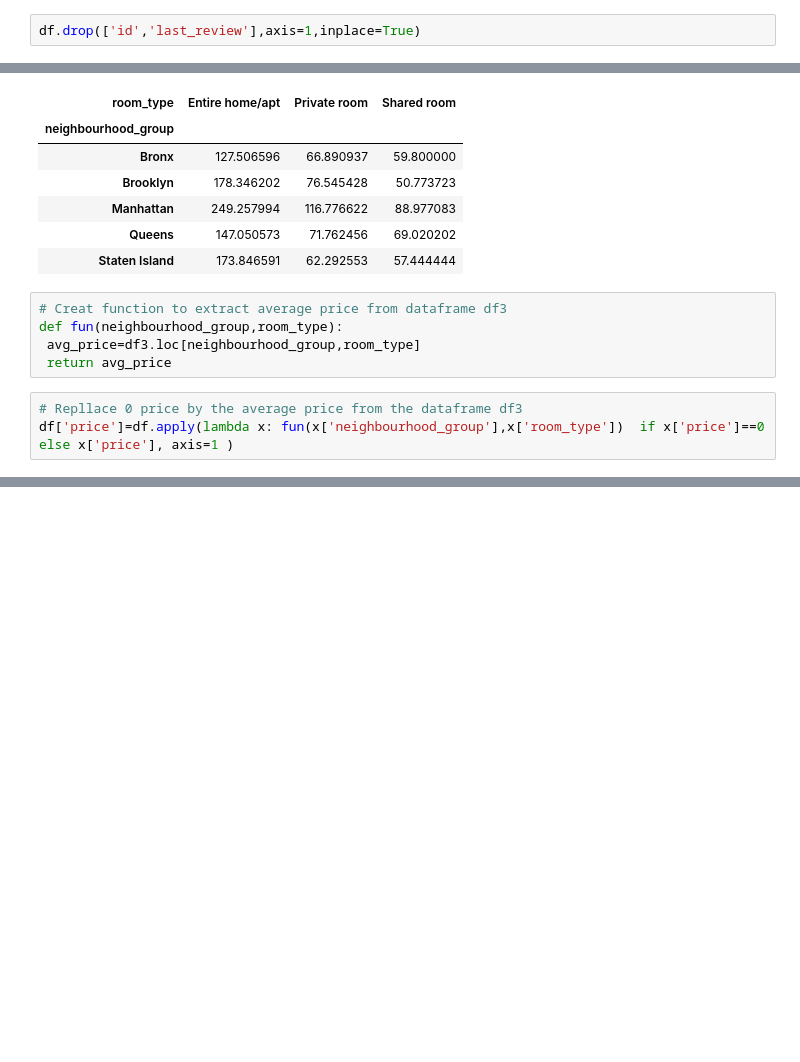
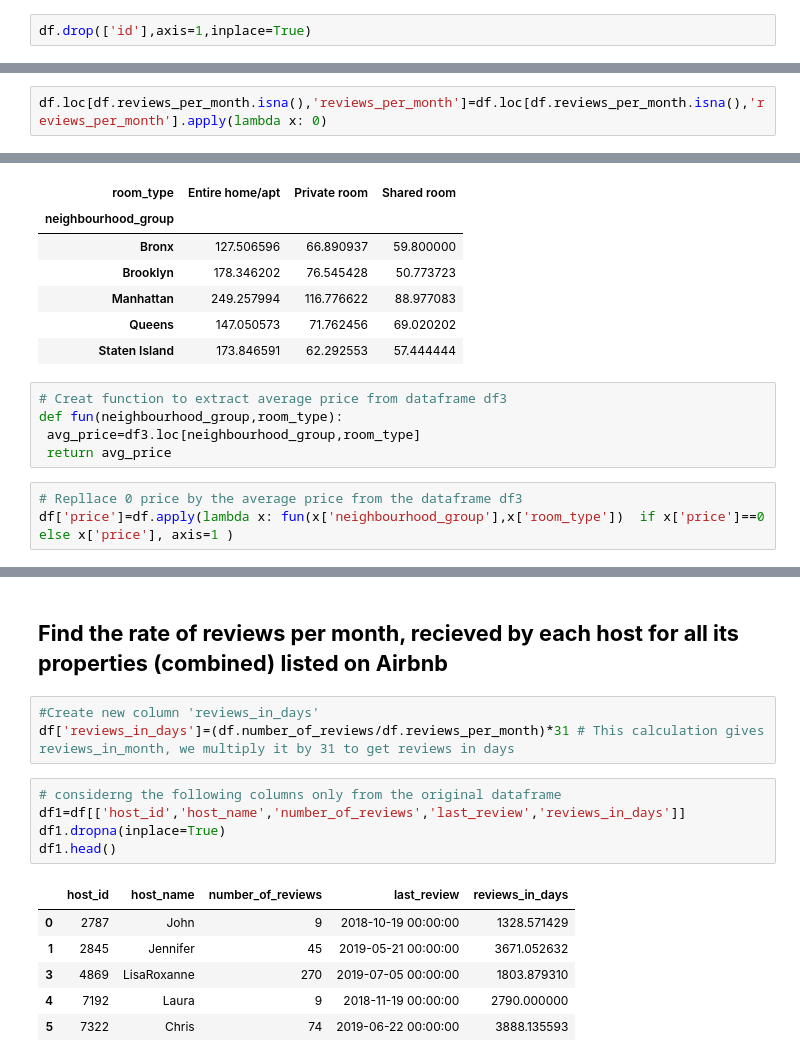
Before and after one commit to amanichivilkar/Airbnb-Booking-Analysis, a Jupyter notebook: Amani_Chivilkar_M1W4_Airbnb_Bookings_Analysis_Capstone_Project.ipynb, the cells around one changed output, grey strips where cells are left out. Cells and saved outputs as stored; diff of their text form; blank space fills up the shorter version.

```diff
--- a/Amani_Chivilkar_M1W4_Airbnb_Bookings_Analysis_Capstone_Project.ipynb
+++ b/Amani_Chivilkar_M1W4_Airbnb_Bookings_Analysis_Capstone_Project.ipynb
@@ -91,7 +95,7 @@ dtype: int64
 * Drop the column which are not required,like id, last_review
 * Since 2 different host can have the same host_name, we use host_id , as host id is unique for induvidual host
 # %%
-df.drop(['id','last_review'],axis=1,inplace=True)
+df.drop(['id'],axis=1,inplace=True)
 # %% [markdown]
 ###  **Fill the NaN values in host_name by 'no name'**
 # %%
@@ -103,3 +109,5 @@ df.loc[df.name.isna(),'name']=df.loc[df.name.isna(),'name'].apply(lambda x: "no
+# %%
+df.loc[df.reviews_per_month.isna(),'reviews_per_month']=df.loc[df.reviews_per_month.isna(),'reviews_per_month'].apply(lambda x: 0)
 # %% [markdown]
 ### **If price is 0 , replace it by the average price of all similar room_type with similar neighbourhood_group**
 # %%
@@ -363,0 +165,17 @@ There does not exist any usefull correlation
+# %% [markdown]
+## **Find the rate of reviews per month, recieved by each host for all its properties (combined) listed on Airbnb**
+# %%
+#Create new column 'reviews_in_days'
+df['reviews_in_days']=(df.number_of_reviews/df.reviews_per_month)*31 # This calculation gives reviews_in_month, we multiply it by 31 to get reviews in days
+# %%
+# considerng the following columns only from the original dataframe
+df1=df[['host_id','host_name','number_of_reviews','last_review','reviews_in_days']]
+df1.dropna(inplace=True)
+df1.head()
+# %% [output]
+|  | host_id | host_name | number_of_reviews | last_review | reviews_in_days |
+| 0 | 2787 | John | 9 | 2018-10-19 00:00:00 | 1328.571429 |
+| 1 | 2845 | Jennifer | 45 | 2019-05-21 00:00:00 | 3671.052632 |
+| 3 | 4869 | LisaRoxanne | 270 | 2019-07-05 00:00:00 | 1803.879310 |
+| 4 | 7192 | Laura | 9 | 2018-11-19 00:00:00 | 2790.000000 |
+| 5 | 7322 | Chris | 74 | 2019-06-22 00:00:00 | 3888.135593 |
```
Also changed, not shown: parts of 34 cells of this notebook.
